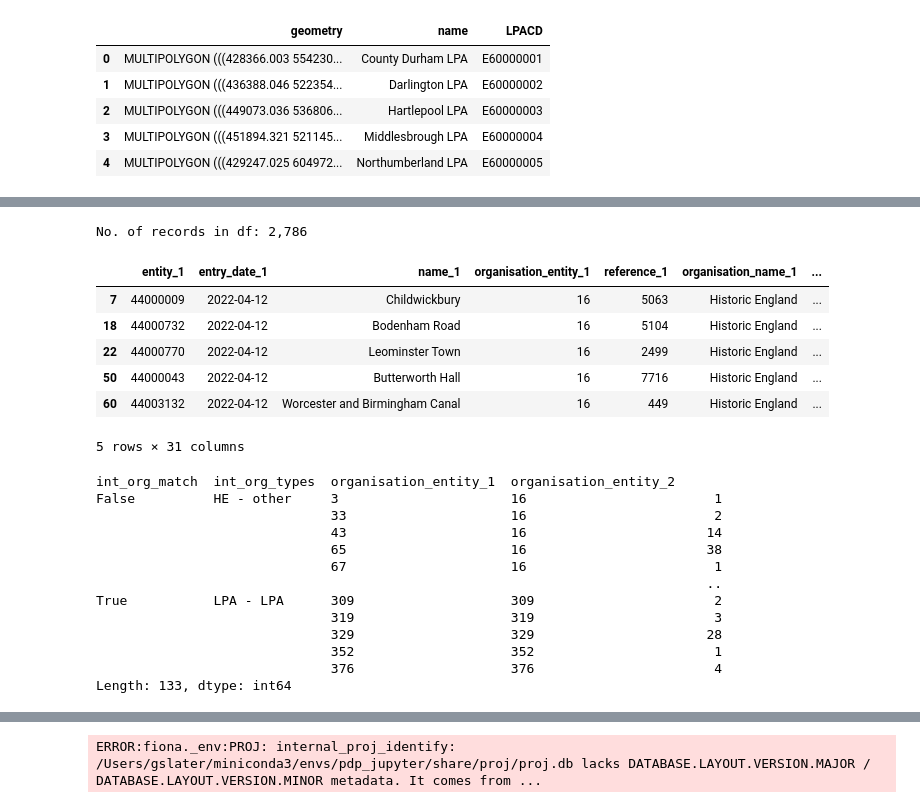
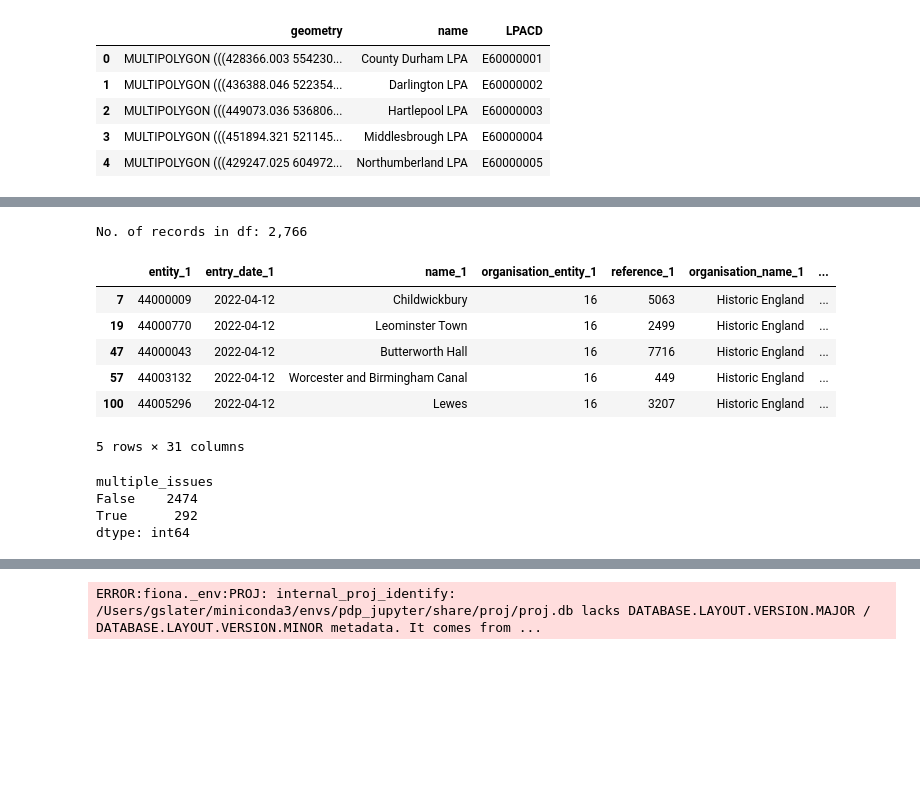
Before and after one commit to digital-land/jupyter-analysis, a Jupyter notebook: geo_analysis/conservation_area_duplication-funded_LPAs.ipynb, the cells around one changed output, grey strips where cells are left out. Cells and saved outputs as stored; diff of their text form; code cells hidden in the pictures; blank space fills up the shorter version.

```diff
--- a/geo_analysis/conservation_area_duplication-funded_LPAs.ipynb
+++ b/geo_analysis/conservation_area_duplication-funded_LPAs.ipynb
@@ -206,6 +203,10 @@ entity_gdf.to_crs(epsg=27700, inplace=True)
 # calculate area
 entity_gdf["area"] = entity_gdf["geometry"].area
 
+
+# flag for whether org is HE or LPA
+entity_gdf["org_HE_LPA"] = np.where(entity_gdf["organisation_entity"] == 16, "Historic England", "Local Planning Authority")
+
 nrow(entity_gdf)
 entity_gdf.head()
 # %% [output]
@@ -227,10 +228,3 @@ local-authority-eng      North Dorset District Council              37
                          Purbeck District Council                  126
 national-park-authority  Peak District National Park Authority      21
 dtype: int64
-# %%
-old_entity_df = get_old_entity("conservation-area")
-old_entity_df["entity"] = old_entity_df["entity"].astype('str')
-old_entity_df["old_entity"] = old_entity_df["old_entity"].astype('str')
-
-nrow(old_entity_df)
-old_entity_df.head()
@@ -264,6 +268,7 @@ Within some of these categories (1. and 2.b) there are distinctions made on the
 # %%
 MATCH_LOWER_THRESH = 0.9  # defines the lower limit of the shared overlap between two entities to be called a match
 EDGE_UPPER_THRESH = 0.1   # defines the upper limit of the shared overlap between two entities to be called an edge intersection
+EDGE_LOWER_THRESH = 0.01   # defines the lower limit of the shared overlap between two entities to be called an edge intersection
 
 
 # full join of all geometries
@@ -283,7 +288,7 @@ entity_join_all["entity_join"] = entity_join_all.apply(lambda x: '-'.join(sorted
 entity_join_all["name_for_sort"] = np.where(entity_join_all["organisation_entity_1"] == 16, "Z", "A")
 entity_join_all.sort_values(["entity_join", "name_for_sort"], ascending=True, inplace=True)
 
-entity_join_all.drop_duplicates(subset="entity_join", inplace = True,   ) #Drop them by name
+entity_join_all.drop_duplicates(subset="entity_join", inplace = True)  #Drop them by name
 
 # nrow(entity_join_all)
 
@@ -310,40 +315,41 @@ entity_join_all["date_match"] = np.where(entity_join_all["entry_date_1"] == enti
 entity_join_all["entity_old"] = np.where(entity_join_all["entity_1"].isin(old_entity_df["old_entity"]) |
                                          entity_join_all["entity_2"].isin(old_entity_df["old_entity"]), True, False)
 
 
 # calculate overlap %'s
 
 entity_join_all["area_intersection"] = entity_join_all["geometry"].area
 
 entity_join_all["p_pct_intersect"] = entity_join_all["area_intersection"] / entity_join_all["area_1"]
 entity_join_all["pct_intersection"] = entity_join_all["area_intersection"] / (entity_join_all["area_1"] + entity_join_all["area_2"] - entity_join_all["area_intersection"])
 entity_join_all["s_pct_intersect"] = entity_join_all["area_intersection"] / entity_join_all["area_2"]
 
 # intersection area as % of smallest primary or secondary area
 entity_join_all["pct_min_intersection"] = entity_join_all["area_intersection"] / entity_join_all[["area_1", "area_2"]].min(axis = 1)
 
 
-entity_join_all["issue_type"] = np.select(
+entity_join_all["intersection_type"] = np.select(
     [
         (entity_join_all["p_pct_intersect"] >= MATCH_LOWER_THRESH) & (entity_join_all["s_pct_intersect"] >= MATCH_LOWER_THRESH),
-        (entity_join_all["p_pct_intersect"] <= EDGE_UPPER_THRESH) & (entity_join_all["s_pct_intersect"] <= EDGE_UPPER_THRESH),
+        (entity_join_all["pct_min_intersection"] <= EDGE_UPPER_THRESH) & (entity_join_all["pct_min_intersection"] >= EDGE_LOWER_THRESH),
+        (entity_join_all["pct_min_intersection"] < EDGE_LOWER_THRESH),
         ((entity_join_all["p_pct_intersect"] >= MATCH_LOWER_THRESH) | (entity_join_all["s_pct_intersect"] >= MATCH_LOWER_THRESH)),
 
     ],
     [
-        "> 90% combined match", "edge intersection", "> 90% single match"
+        "> 90% combined match", "edge intersection", "tiny edge - ignore", "> 90% single match"
     ],
-    default = "-"
+    default = "unclassified"
 )
 
 nrow(entity_join_all)
 entity_join_all.head()
 # %% [output]
-No. of records in df: 2,786
+No. of records in df: 2,766
 |  | entity_1 | entry_date_1 | name_1 | organisation_entity_1 | reference_1 | organisation_name_1 | ... |
 | 7 | 44000009 | 2022-04-12 | Childwickbury | 16 | 5063 | Historic England | ... |
-| 18 | 44000732 | 2022-04-12 | Bodenham Road | 16 | 5104 | Historic England | ... |
-| 22 | 44000770 | 2022-04-12 | Leominster Town | 16 | 2499 | Historic England | ... |
-| 50 | 44000043 | 2022-04-12 | Butterworth Hall | 16 | 7716 | Historic England | ... |
-| 60 | 44003132 | 2022-04-12 | Worcester and Birmingham Canal | 16 | 449 | Historic England | ... |
+| 19 | 44000770 | 2022-04-12 | Leominster Town | 16 | 2499 | Historic England | ... |
+| 47 | 44000043 | 2022-04-12 | Butterworth Hall | 16 | 7716 | Historic England | ... |
+| 57 | 44003132 | 2022-04-12 | Worcester and Birmingham Canal | 16 | 449 | Historic England | ... |
+| 100 | 44005296 | 2022-04-12 | Lewes | 16 | 3207 | Historic England | ... |
 5 rows × 31 columns
@@ -350,17 +405,22 @@ No. of records in df: 2,786
+# %%
+# Flag entities which have multiple issues (this is discounting where the issue type is tiny edge intersections)
+no_tinies = entity_join_all[entity_join_all["intersection_type"] != "tiny edge - ignore"]
+
+all_ents = pd.concat([no_tinies["entity_1"], no_tinies["entity_2"]], ignore_index = True)
+multi_issue_ents = all_ents.loc[all_ents.duplicated(keep = False)]
+
+
+entity_join_all["multiple_issues"] = np.where(
+    ((entity_join_all["intersection_type"] != "tiny edge - ignore") & (entity_join_all["entity_2"].isin(multi_issue_ents))) |
+    ((entity_join_all["intersection_type"] != "tiny edge - ignore") & (entity_join_all["entity_1"].isin(multi_issue_ents))),
+    True, False)
+
+entity_join_all.groupby("multiple_issues").size()
+# %% [output]
+multiple_issues
+False    2474
+True      292
+dtype: int64
 # %%
 # check the flagging or intersections between different org types is correct
-entity_join_all.groupby(["int_org_match", "int_org_types", "organisation_entity_1", "organisation_entity_2"]).size()
+# entity_join_all.groupby(["int_org_match", "int_org_types", "organisation_entity_1", "organisation_entity_2"]).size()
-# %% [output]
-int_org_match  int_org_types  organisation_entity_1  organisation_entity_2
-False          HE - other     3                      16                        1
-                              33                     16                        2
-                              43                     16                       14
-                              65                     16                       38
-                              67                     16                        1
-                                                                              ..
-True           LPA - LPA      309                    309                       2
-                              319                    319                       3
-                              329                    329                      28
-                              352                    352                       1
-                              376                    376                       4
-Length: 133, dtype: int64
```
Also changed, not shown: parts of 30 cells of this notebook.
